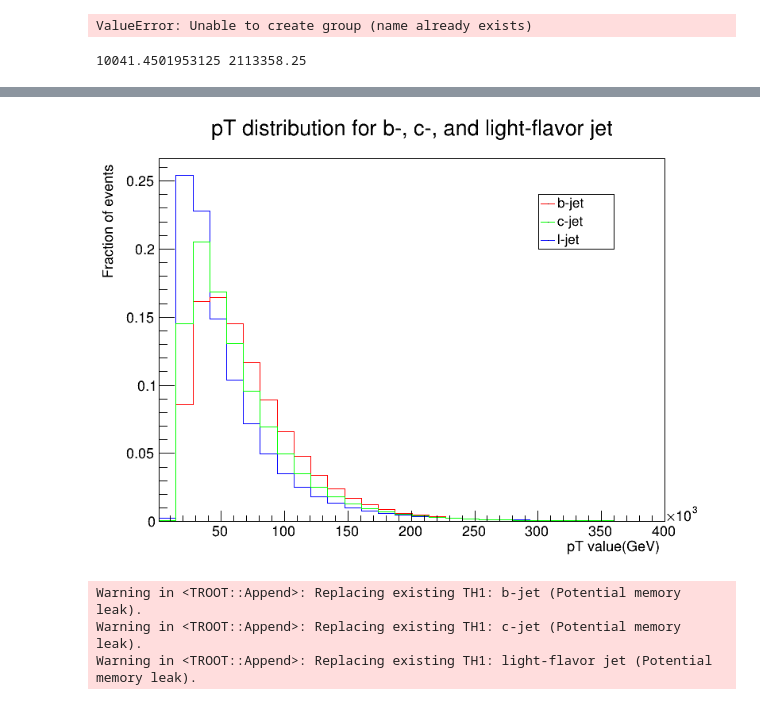
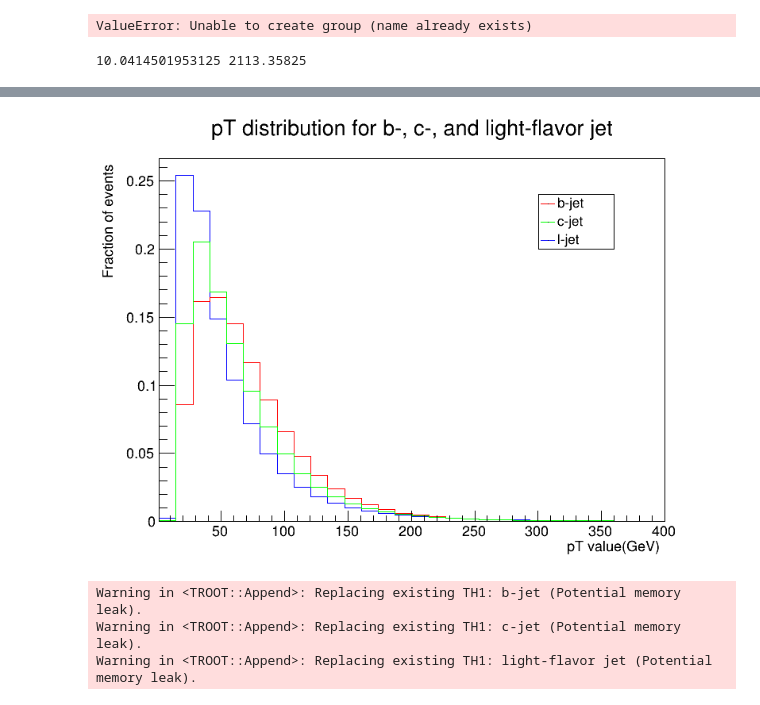
Before and after one commit to hairlessdevil/Week3_sample, a Jupyter notebook: Week3.ipynb, the cells around one changed output, grey strips where cells are left out. Drawn from its saved outputs; the diff is of its cells as text; code cells hidden in the pictures.

Commit message:
feature plotting update

```diff
--- a/Week3.ipynb
+++ b/Week3.ipynb
@@ -46,19 +46,19 @@ def concatenate_jets(label, feature):
         concatenate_array.append(feature_values)
     return np.concatenate(concatenate_array, dtype=float64)
 # %%
-b_pt, c_pt, l_pt = concatenate_jets(5, "pt_btagJes"), concatenate_jets(4, "pt_btagJes"), concatenate_jets(0, "pt_btagJes")
+b_pt, c_pt, l_pt = concatenate_jets(5, "pt_btagJes")/1000, concatenate_jets(4, "pt_btagJes")/1000, concatenate_jets(0, "pt_btagJes")/1000
 b_eta, c_eta, l_eta = concatenate_jets(5, "eta_btagJes"), concatenate_jets(4, "eta_btagJes"), concatenate_jets(0, "eta_btagJes")
 b_abs_eta, c_abs_eta, l_abs_eta = concatenate_jets(5, "absEta_btagJes"), concatenate_jets(4, "absEta_btagJes"), concatenate_jets(0, "absEta_btagJes")
 # %%
 print(np.min(l_pt), np.max(l_pt))
 # %% [output]
-10041.4501953125 2113358.25
+10.0414501953125 2113.35825
 # %%
 #Draw pT distribution for three jet
 
-b_pT_plot = ROOT.TH1D("b-jet","pT distribution",30,1e3,4e5)
-c_pT_plot = ROOT.TH1D("c-jet","pT distribution",30,1e3,4e5)
-l_pT_plot = ROOT.TH1D("light-flavor jet","pT distribution",30,1e3,4e5)
+b_pT_plot = ROOT.TH1D("b-jet","pT distribution",30,1,4e2)
+c_pT_plot = ROOT.TH1D("c-jet","pT distribution",30,1,4e2)
+l_pT_plot = ROOT.TH1D("light-flavor jet","pT distribution",30,1,4e2)
 #Set color for each jet event
 b_pT_plot.SetLineColor(2)
 c_pT_plot.SetLineColor(3)
@@ -92,4 +93,4 @@ Warning in <TROOT::Append>: Replacing existing TH1: light-flavor jet (Potential
-[figure, old version]
+[figure, new version]
 # %%
 #Draw eta distribution for three jet
 b_pT_plot = ROOT.TH1D("b-jet","eta distribution",30,-2.6,2.6)
```
Also changed, not shown: parts of 1 cell of this notebook.
